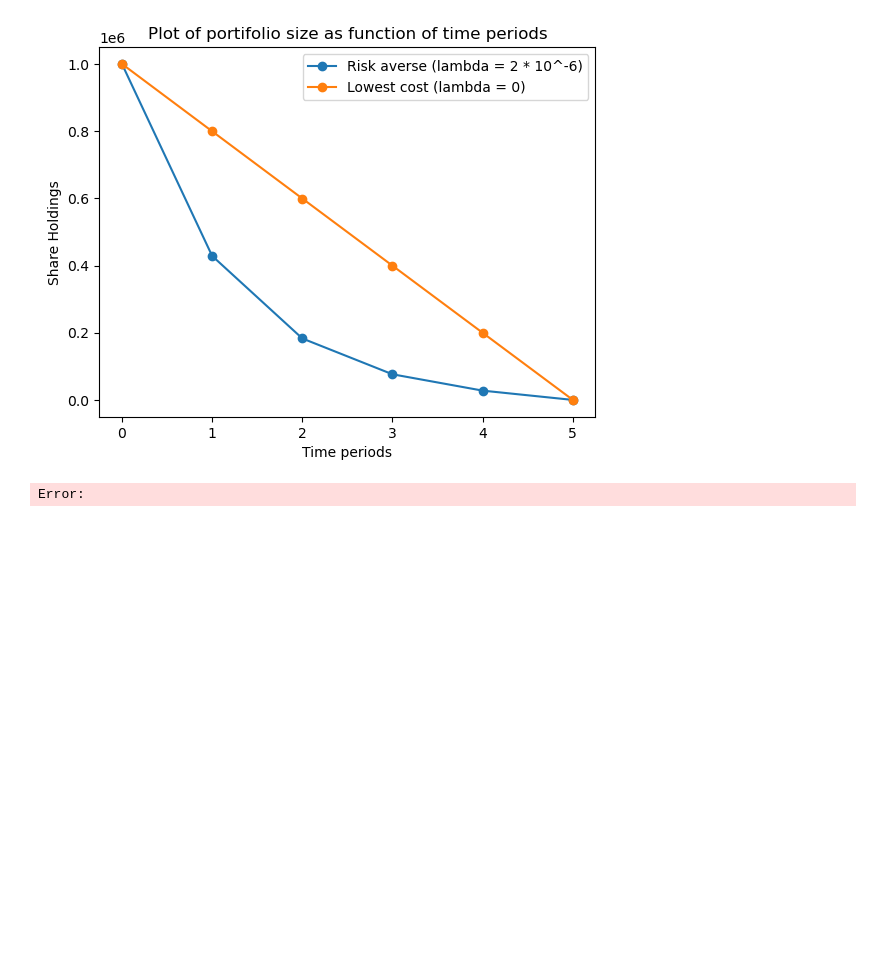
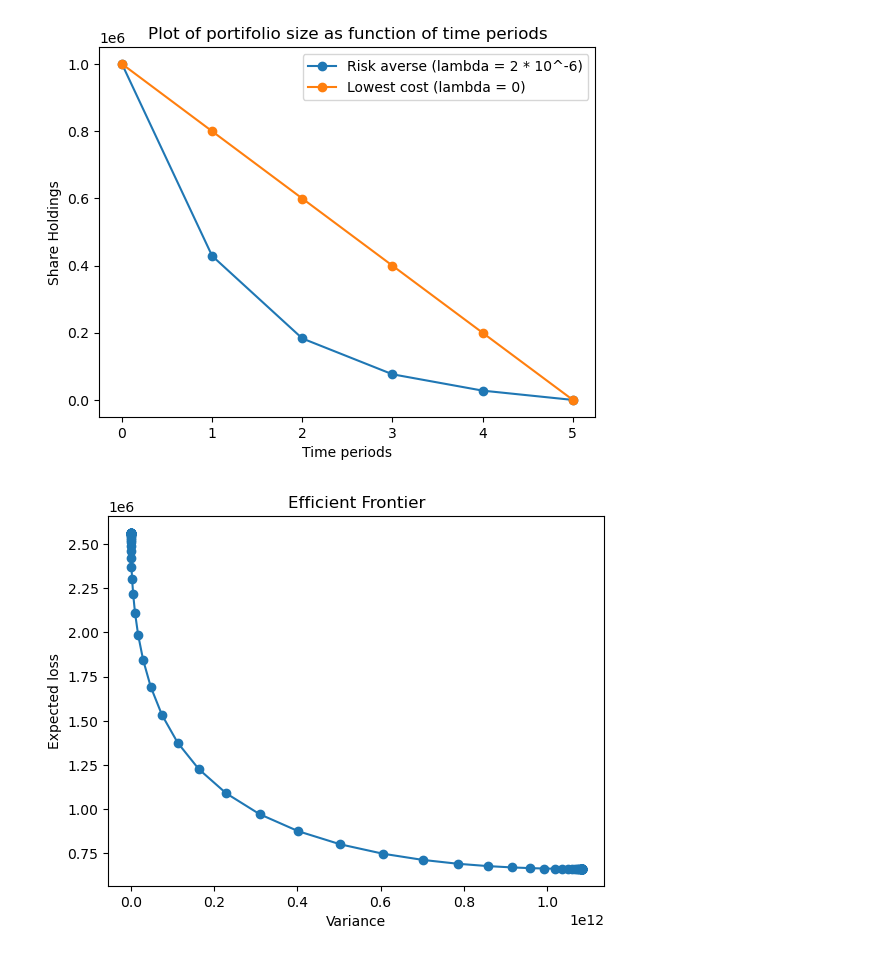
Before and after one commit to nicolassinott/HFT, a Jupyter notebook: Optimal Execution/simulation.ipynb, the cells around one changed output. Drawn from its saved outputs; the diff is of its cells as text; code cells hidden in the pictures; blank space fills up the shorter version.

Commit message:
adding plot with miscalculated volatility

```diff
--- a/Optimal Execution/simulation.ipynb
+++ b/Optimal Execution/simulation.ipynb
@@ -350,6 +373,7 @@ def expectation_optimal_strat(
         eta: float,
         T: float,
         N: int ,
+        sigma: float,
         lamb : float
         ) -> float:
     '''
@@ -370,6 +394,7 @@ def variance_optimal_start(
         eta: float,
         T: float,
         N: int ,
+        sigma: float,
         lamb : float
         ) -> float:
     '''
@@ -380,34 +405,36 @@ def variance_optimal_start(
     k = np.arccosh(1 + (tau**2 / 2) * k_tilde2) / tau
 
 
     return 1/2*(sigma**2)*(X**2)*(tau*np.sinh(k*T)*np.cosh(k*(T-tau))-T*np.sinh(k*tau))/(np.sinh(k*T)**2*np.sinh(k*tau))
 
 
 def plot_efficient_frontier(
         X: float,
         gamma: float,
         eps: float,
         eta: float,
         T: float,
         N: int
     ):
 
     n = 50
     p = 10**(-6)
 
     Lambda = np.geomspace(1e-15, 1, 100)
-    Compute_E =  np.vectorize(lambda x : expectation_optimal_strat(X, gamma, eps, eta, T, N, x))
-    Compute_V =  np.vectorize(lambda x : variance_optimal_start(X, gamma, eps, eta, T, N, x))
+    Compute_E =  np.vectorize(lambda x : expectation_optimal_strat(X, gamma, eps, eta, T, N, sigma, x))
+    Compute_V =  np.vectorize(lambda x : variance_optimal_start(X, gamma, eps, eta, T, N, sigma, x))
 
     E = Compute_E(Lambda)
     V = Compute_V(Lambda)
 
     plt.plot(V,E, marker =  'o')
+    plt.title('Efficient Frontier')
+    plt.xlabel('Variance')
+    plt.ylabel('Expected loss')
 
     plt.show()
 
 
-
 plot_efficient_frontier(X,gamma,eps,eta,T,N)
 # %% [output]
-Error:
+[figure, added]
```
Also changed, not shown: parts of 7 cells of this notebook.
